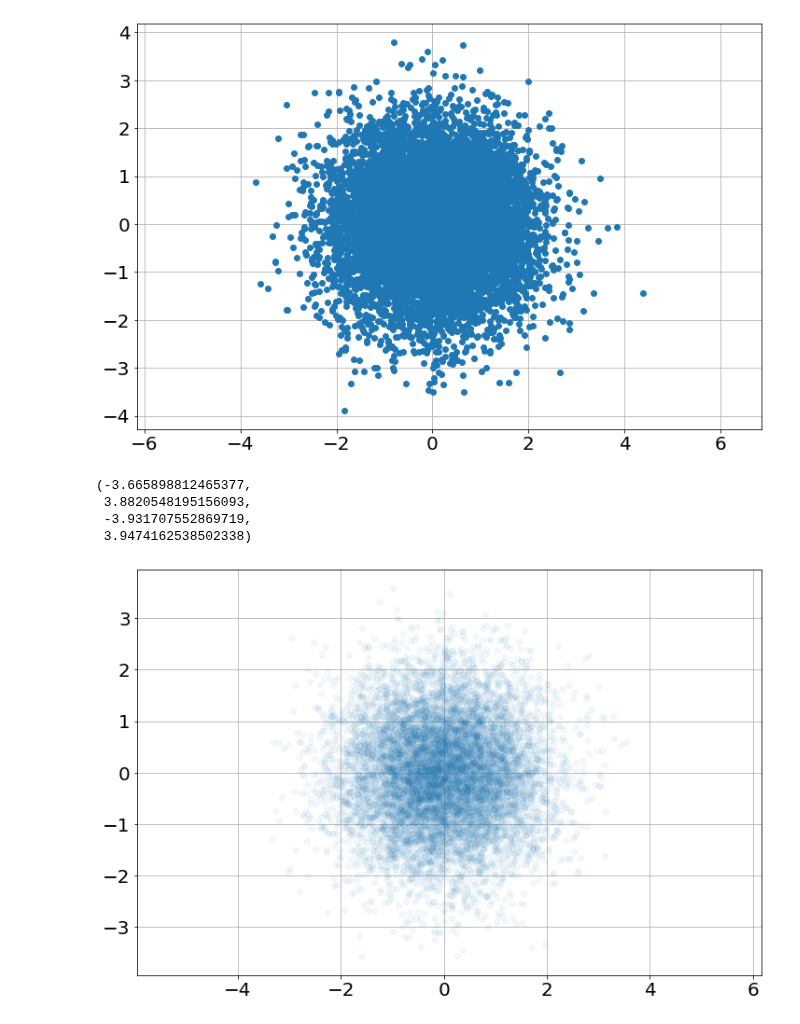
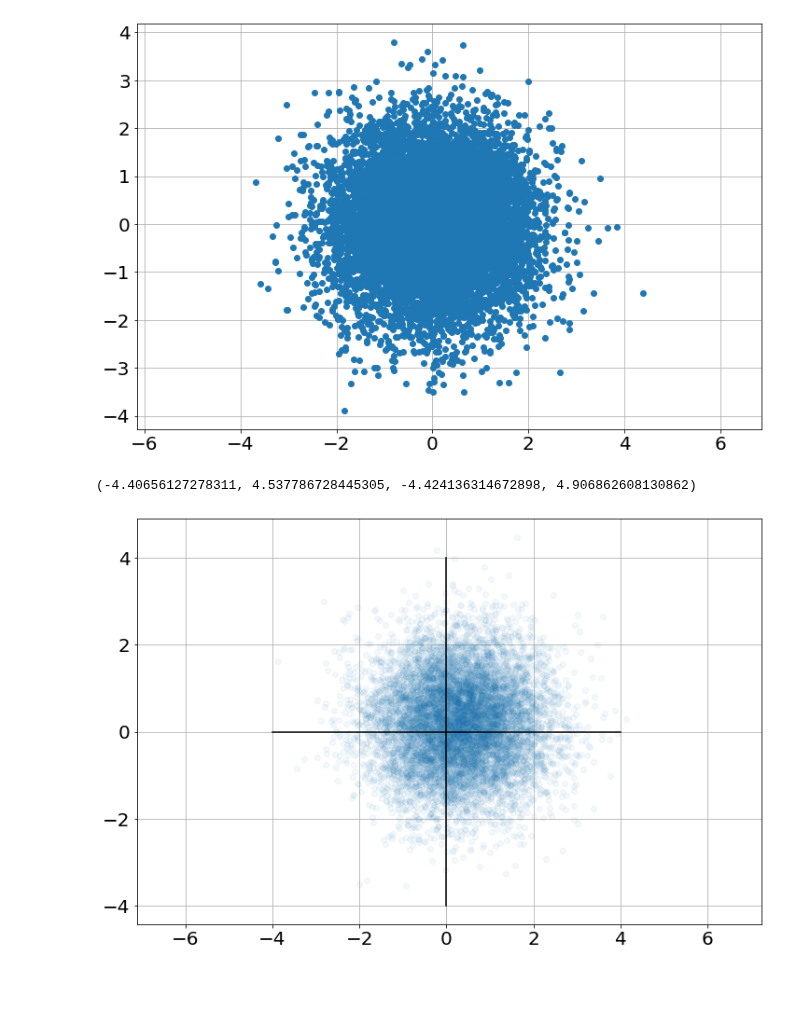
Before and after one commit to bblais/Computer-Programming-for-the-Sciences-Spring-2022, a Jupyter notebook: Sprint #3 - Parameter Fitting and Scientific Questions/2022-04-05 Class.ipynb, the cells around one changed output. Saved outputs shown, nothing was run; the diff lists cells and outputs as text; code cells hidden in the pictures; blank space fills up the shorter version.

```diff
--- a/Sprint #3 - Parameter Fitting and Scientific Questions/2022-04-05 Class.ipynb
+++ b/Sprint #3 - Parameter Fitting and Scientific Questions/2022-04-05 Class.ipynb
@@ -83,13 +83,13 @@ axis('equal')
 (-4.096211819931984, 4.8003814288895725, -4.275534651656677, 4.18522470584642)
 [figure]
 # %%
-x=randn(10000)
-y=randn(10000)
+x=randn(10000)+.3
+y=randn(10000)+.2
 plot(x,y,'o',alpha=0.05)
+plot([0,0],[-4,4],'k-')
+plot([-4,4],[0,0],'k-')
+
 axis('equal')
 # %% [output]
-(-3.665898812465377,
- 3.8820548195156093,
- -3.931707552869719,
- 3.9474162538502338)
+(-4.40656127278311, 4.537786728445305, -4.424136314672898, 4.906862608130862)
-[figure, old version]
+[figure, new version]
```
Also changed, not shown: 1 other file.
